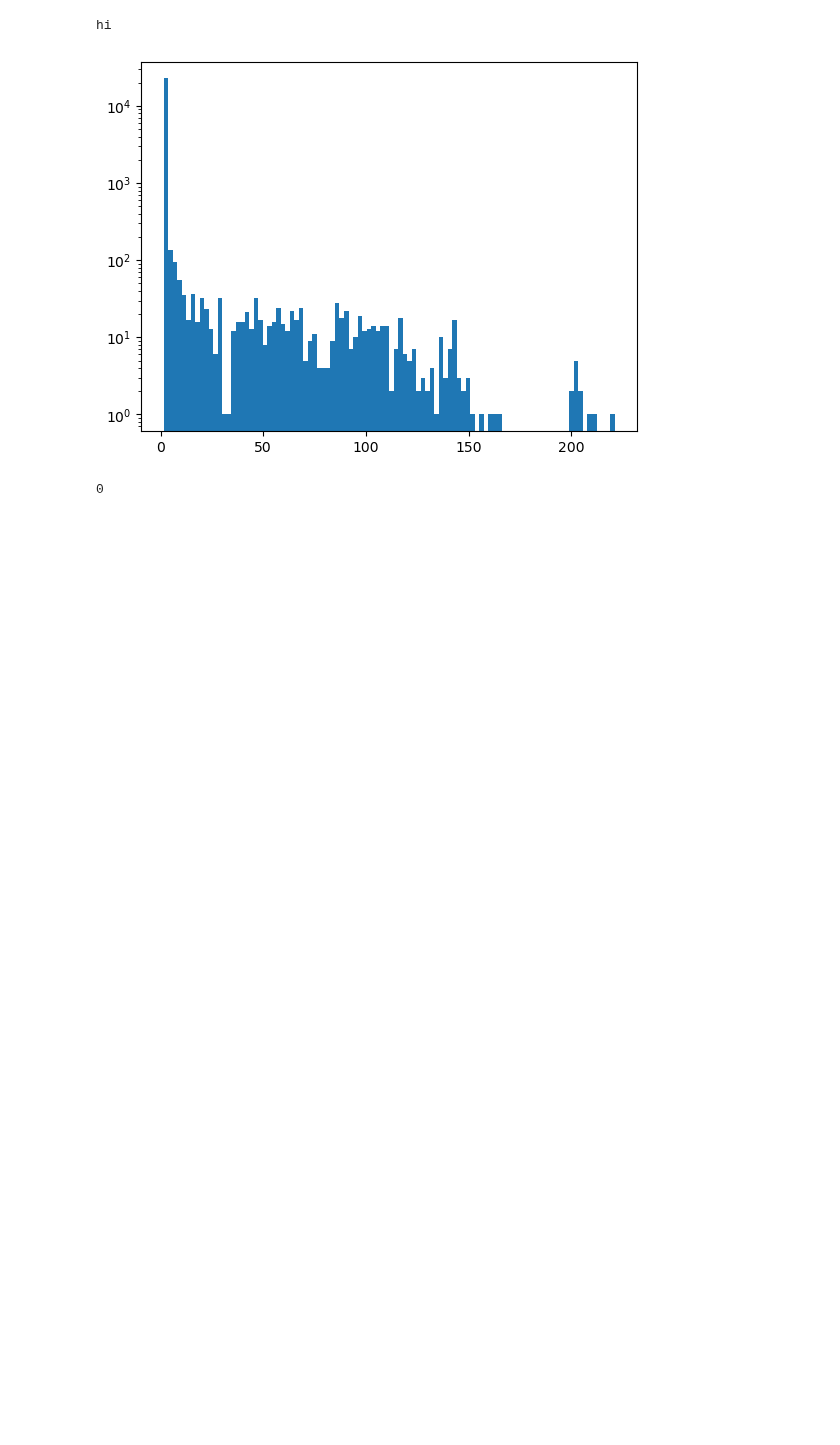
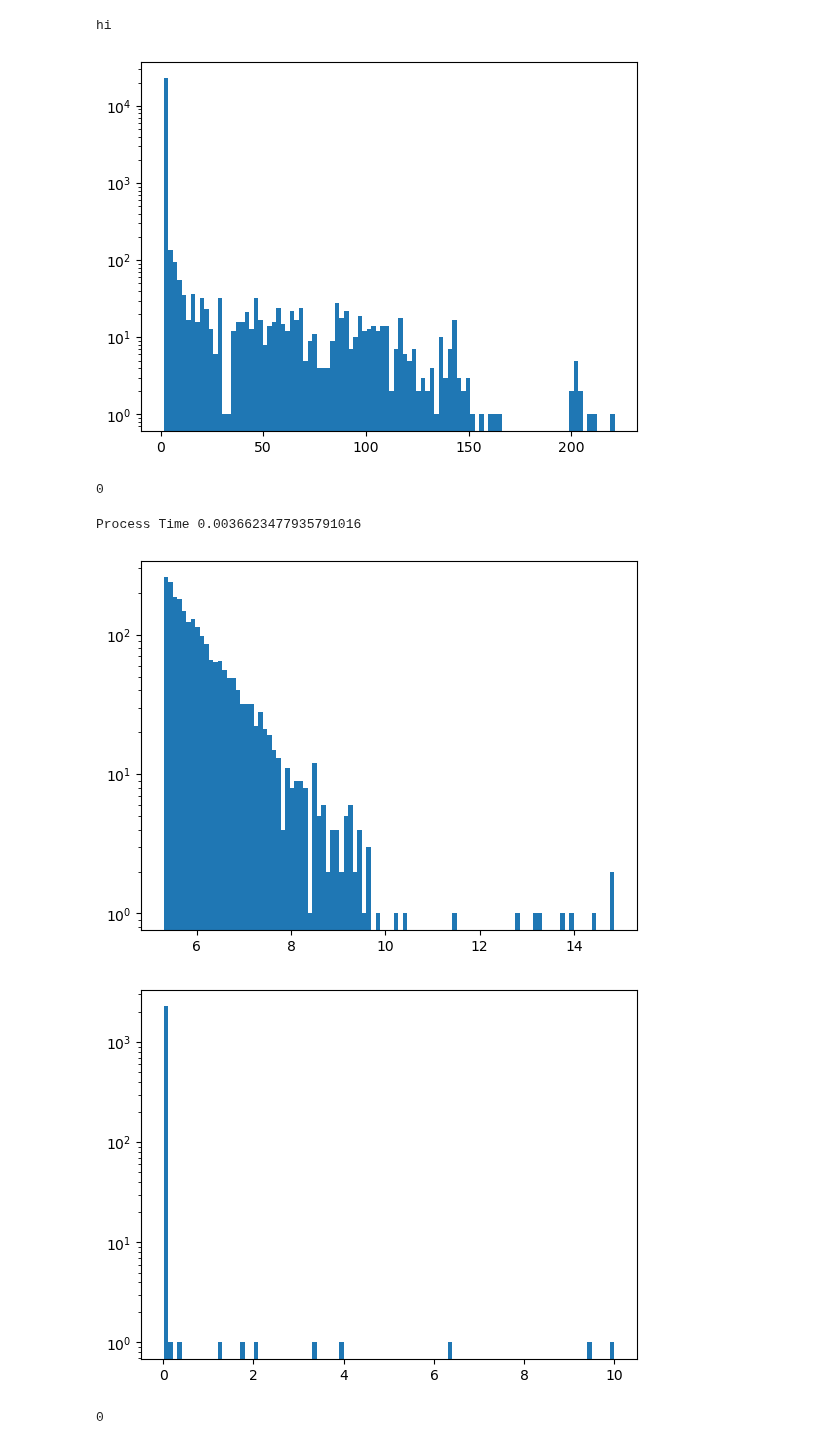
Before and after one commit to Jonahowns/phage_display_ML, a Jupyter notebook: datasets/exosome_dataset_prep_example.ipynb, the cells around one changed output. Cells and saved outputs as stored; diff of their text form; code cells hidden in the pictures; blank space fills up the shorter version.

Commit message:
Added new data files for exosome data with only the top performing sequences with a log and linear scaling of weights to try

```diff
--- a/datasets/exosome_dataset_prep_example.ipynb
+++ b/datasets/exosome_dataset_prep_example.ipynb
@@ -363,3 +363,23 @@ os.chdir("../rbm_torch/")
 sp.call(f"python submit.py -d exo -r m1 -p wzhengpu1 -q wildfire -m crbm -e 200 -g 2 -w m1_ne.json --precision single", shell=True) # weights
 # %% [output]
 0
+# %%
+import numpy as np
+import data_prep as dp
+import rbm_torch.utils.utils as utils
+
+fasta_file = "m1c.fasta"
+
+seqs, affs, chars, q = utils.fasta_read(f"./exo/{fasta_file}", "dna", threads=12)
+# stand_affs = dp.standardize_affinities(affs, out_plots=dataset_dir+f"{fasta_file.split('.')[0]}_lo", scale="linear", dividers=[10, 40, 80], target_scaling=[1., 2., 2.], divider_type="percentile")
+log_affs = dp.log_scale(affs, base=0.001)
+lin_affs = dp.scale_values_np(np.asarray(affs), min=0.01, max=10)
+dp.quick_hist(log_affs)
+dp.quick_hist(lin_affs)
+
+dp.make_weight_file(f"./exo/{fasta_file.split('.')[0]}_lg", log_affs.tolist(), "lg")
+dp.make_weight_file(f"./exo/{fasta_file.split('.')[0]}_ln", lin_affs.tolist(), "ln")
+# %% [output]
+Process Time 0.0036623477935791016
+[figure, added]
+[figure, added]
@@ -365,0 +388,9 @@ sp.call(f"python submit.py -d exo -r m1 -p wzhengpu1 -q wildfire -m crbm -e 200
+# %%
+import subprocess as sp
+import os
+os.chdir("../rbm_torch/")
+sp.call(f"python submit.py -d exo -r m1c -p wzhengpu1 -q wildfire -m crbm -e 200 -g 1 -w m1c_lg.json --precision single", shell=True) # weights
+sp.call(f"python submit.py -d exo -r m1c -p wzhengpu1 -q wildfire -m crbm -e 200 -g 1 -w m1c_ln.json --precision single", shell=True) # weights
+sp.call(f"python submit.py -d exo -r m1c -p wzhengpu1 -q wildfire -m crbm -e 200 -g 1 --precision single", shell=True) # no weights
+# %% [output]
+0
```
Also changed, not shown: parts of 1 cell of this notebook, 4 other files.
